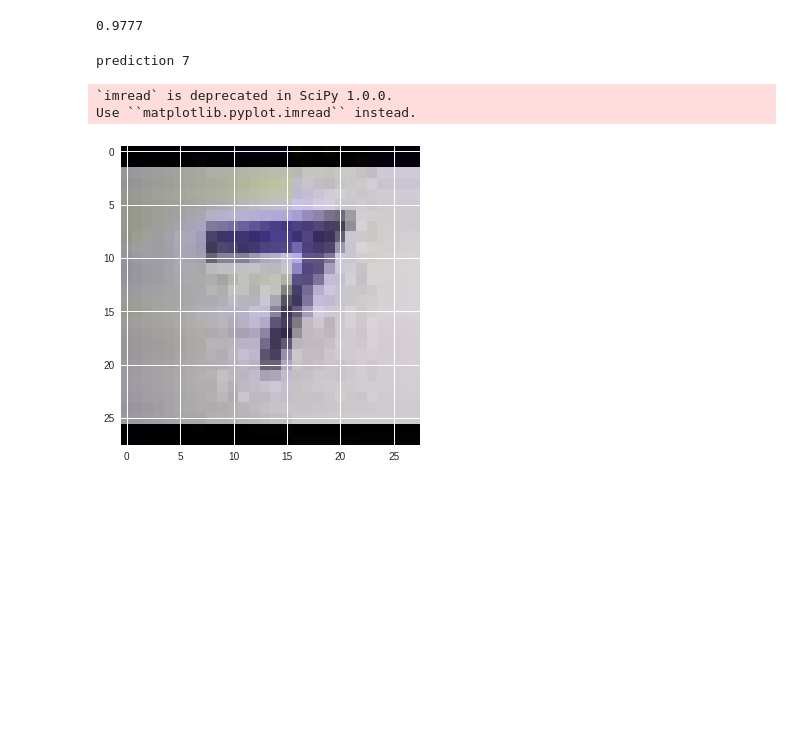
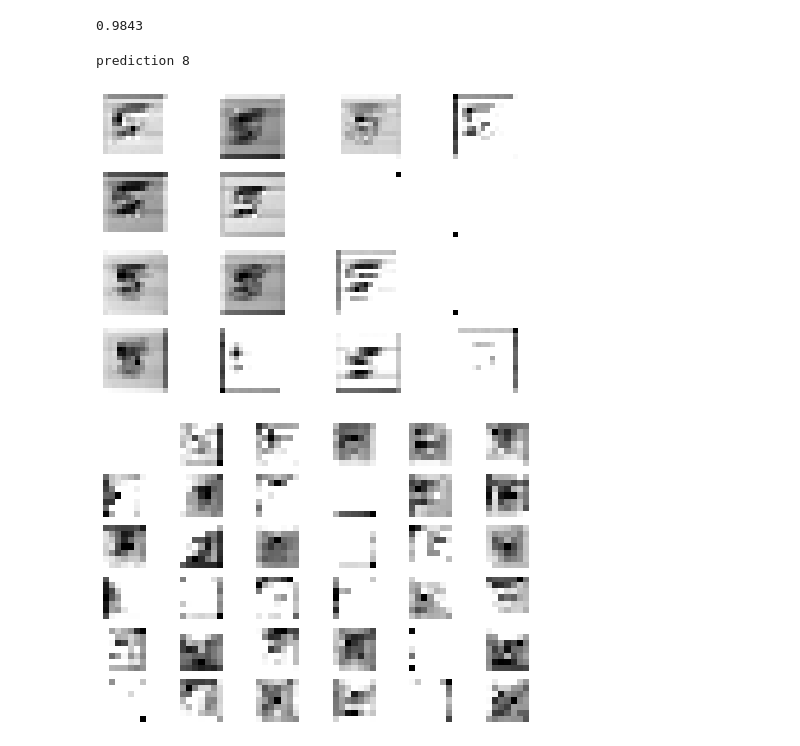
Before and after one commit to arpit7714/linearregression, a Jupyter notebook: conv.ipynb, the cells around one changed output. Cells and saved outputs as stored; diff of their text form; code cells hidden in the pictures; blank space fills up the shorter version.

```diff
--- a/conv.ipynb
+++ b/conv.ipynb
@@ -31,8 +29,8 @@ def weights(shape2):
 def bias(shape1):
   var=tf.constant(0.1,shape=shape1)
   return tf.Variable(var)
-X=tf.placeholder(tf.float32,[None,784])
-Y=tf.placeholder(tf.float32,[None,10])
+X=tf.placeholder(tf.float32,[None,784],name='X')
+Y=tf.placeholder(tf.float32,[None,10],name='Y')
 dropout=0.75
 keep_prob=tf.placeholder(tf.float32)
 # %%
@@ -44,8 +42,8 @@ def pooling(x):
 # %%
 #first convoluion layer
 #[frame_height,frame_width,number_of_channel,number_of_filter]
-w1=weights([5,5,1,32])
-b1=bias([32])
+w1=weights([5,5,1,16])
+b1=bias([16])
 
 #tensorflow conv2d function expects a 4d tensor with dimention corresponds to
 #batch_size, height,width,no. channel
@@ -59,8 +57,8 @@ pool1=pooling(conv1)
 
 
 #second convolution layer
-w2=weights([5,5,32,64])
-b2=bias([64])
+w2=weights([5,5,16,36])
+b2=bias([36])
 conv2=tf.nn.relu(conv2d(pool1,w2)+b2)
 #dimentions==[-1,14,14,64]
 pool2=pooling(conv2)
@@ -68,10 +66,12 @@ pool2=pooling(conv2)
 
 # fully connected layers
 #first fully connected layer with 1024 nerons
-weight_fc1=weights([7*7*64,1024])
+
+
+weight_fc1=weights([7*7*36,1024])
 bias_fc1=bias([1024])
 
-pool2_flat=tf.reshape(pool2,[-1,7*7*64])
+pool2_flat=tf.reshape(pool2,[-1,7*7*36])
 fc1=tf.nn.relu(tf.matmul(pool2_flat,weight_fc1) + bias_fc1)
 layer_drop=tf.nn.dropout(fc1,keep_prob)
 
@@ -110,7 +110,7 @@ import matplotlib.pyplot as plt
 sess=tf.Session()
 sess.run(tf.global_variables_initializer())
 costlist=[]
-for i in range(2000):
+for i in range(4000):
     #batch_size==100
     batch_x,batch_y=mnist.train.next_batch(50)
     sess.run(optimize,feed_dict={X:batch_x,Y:batch_y,keep_prob:dropout})
@@ -119,7 +119,7 @@ for i in range(2000):
       print("iteration",str(i),"loss",minibatch_loss," Accuracy",minibatch_accuracy)
       costlist.append(minibatch_loss)
 num=[]
-for j in range(20):
+for j in range(40):
   num.append(j)
 plt.plot(num,costlist)
 plt.ylabel('cost')
@@ -151,4 +148,4 @@ iteration 1900 loss 0.15393448  Accuracy 0.96
 img1=mnist.test.images
 print(sess.run(accu,feed_dict={X:img1,Y:mnist.test.labels,keep_prob:1.0}))
 # %% [output]
-0.9777
+0.9843
@@ -155,20 +159,22 @@ print(sess.run(accu,feed_dict={X:img1,Y:mnist.test.labels,keep_prob:1.0}))
 # %%
 import numpy as np
 import scipy
 from PIL import Image
 from scipy import ndimage
-img = np.invert(Image.open("IMG_20190101_171859.jpeg").convert('L')).ravel()
-my_image = "IMG_20190101_171859.jpeg"
-fname = my_image
-image = np.array(ndimage.imread(fname, flatten=False))
+img = np.invert(Image.open("IMG_20190103_184147_28x28.jpg").convert('L')).ravel()
+#my_image = "IMG_20190101_171859.jpeg"
+#img=mnist.test.images[10]
+#fname = my_image
+#image1 = np.array(ndimage.imread(image, flatten=False))
 #my_image = scipy.misc.imresize(image, size=(28,28)).reshape((1, 64 * 64 * 3)).T
 #my_image_prediction = predict(my_image, parameters)
-plt.imshow(image)
+#plt.imshow(image1)
 #plt.show(img)
 prediction1 = sess.run(tf.argmax(fc2,1), feed_dict={X:[img],keep_prob:1.0})
 print("prediction",np.squeeze(prediction1))
+plot_conv_layer(layer=pool1, image=img)
+plot_conv_layer(layer=pool2, image=img)
 # %% [output]
-prediction 7
+prediction 8
-`imread` is deprecated in SciPy 1.0.0.
-Use ``matplotlib.pyplot.imread`` instead.
-[figure, old version]
+[figure, new version]
+[figure, added]
```
Also changed, not shown: parts of 6 cells of this notebook.
